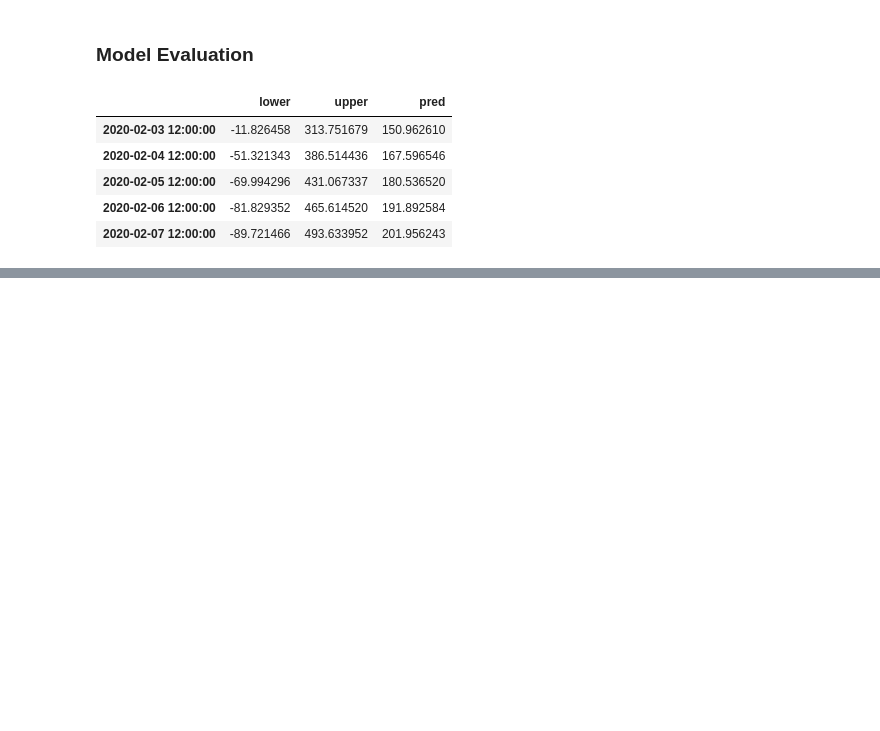
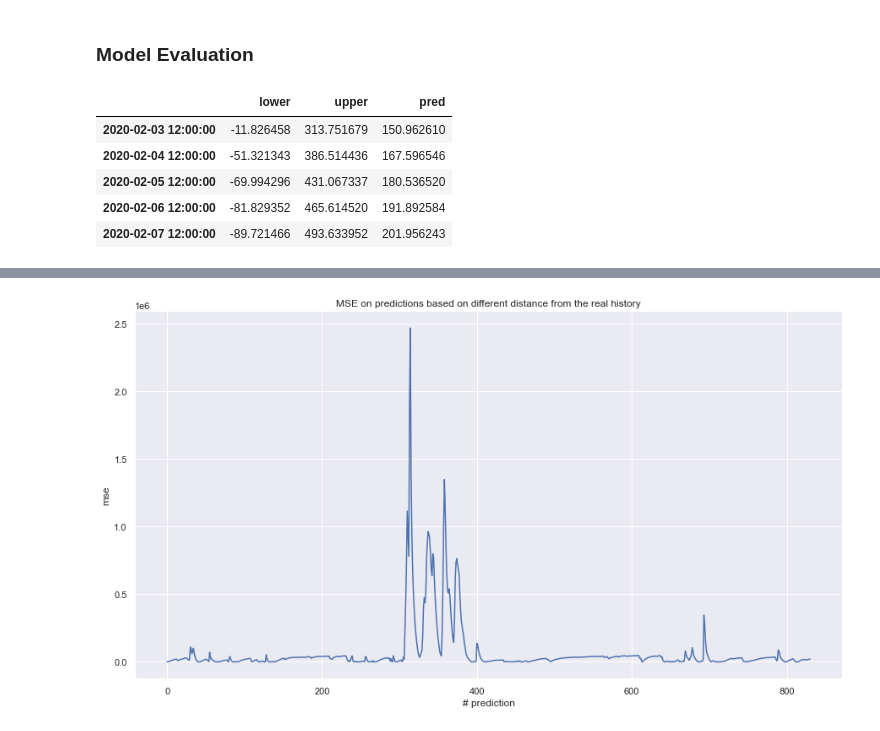
Before and after one commit to kode-git/copernicus, a Jupyter notebook: notebooks/data_modelling.ipynb, the cells around one changed output, grey strips where cells are left out. Drawn from its saved outputs; the diff is of its cells as text; code cells hidden in the pictures; blank space fills up the shorter version.

```diff
--- a/notebooks/data_modelling.ipynb
+++ b/notebooks/data_modelling.ipynb
@@ -610,0 +611,18 @@ plot_train_test_pred(sample_train,sample_test,pred_df)
+# %%
+import math
+from sklearn.metrics import mean_squared_error
+mse = []
+preds = pred_df.pred
+for i in range(steps):
+    mse.append((mean_squared_error([preds[i]],[sample_test['discharge'][i]])))
+
+
+mse = np.asarray(mse)
+index = np.asarray([i for i in range(steps)])
+plt.plot(index, mse)
+plt.title('MSE on predictions based on different distance from the real history')
+plt.xlabel('# prediction')
+plt.ylabel('mse')
+plt.show()
+# %% [output]
+[figure, added]
```
Also changed, not shown: parts of 13 cells of this notebook.
